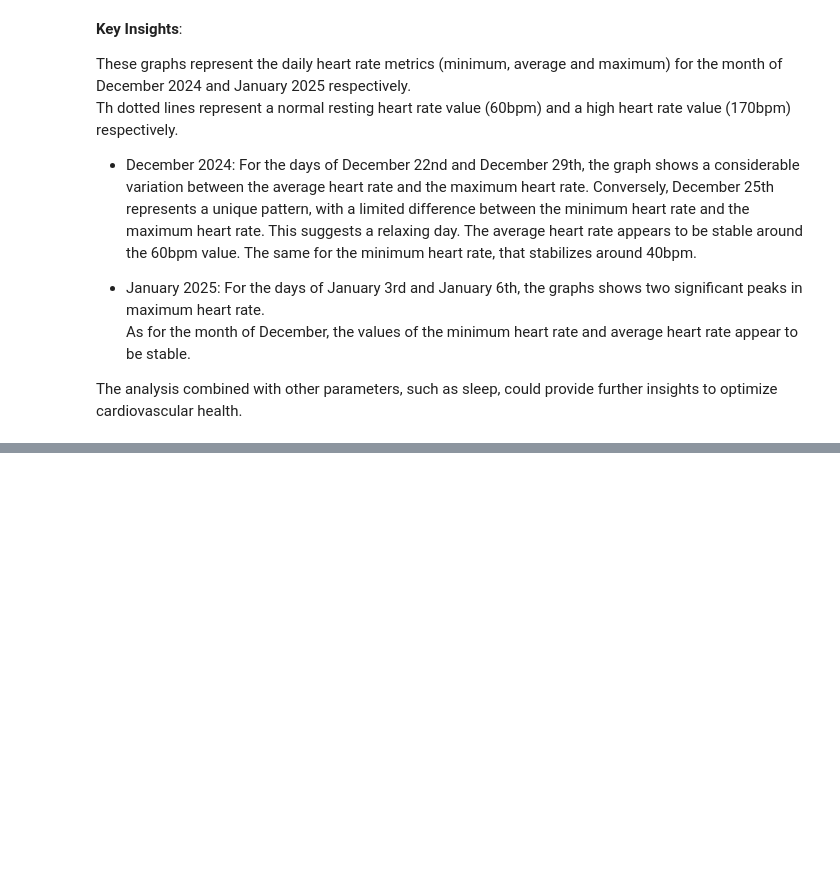
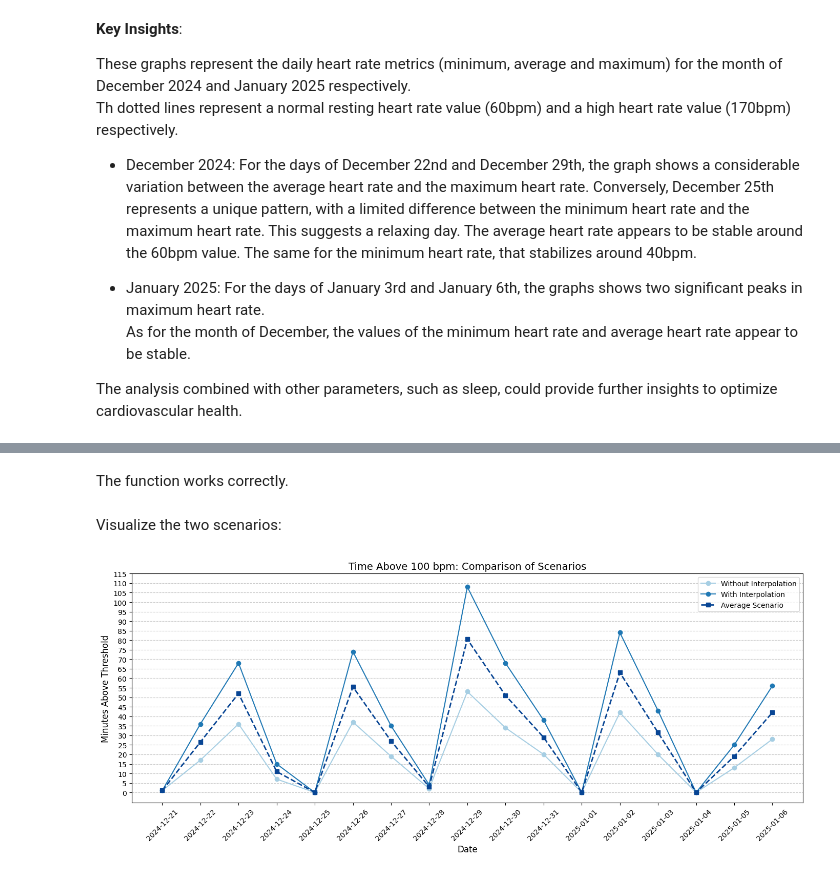
Before and after one commit to valecase4/GarminHealthInsights, a Jupyter notebook: main.ipynb, the cells around one changed output, grey strips where cells are left out. Saved outputs shown, nothing was run; the diff lists cells and outputs as text; code cells hidden in the pictures; blank space fills up the shorter version.

Commit message:
Calculated the total time spent (on a daily basis) in minutes above a threshold entered as an input.

```diff
--- a/main.ipynb
+++ b/main.ipynb
@@ -234,0 +272,27 @@ The analysis combined with other parameters, such as sleep, could provide furthe
+# %%
+# without interpolation: 1st scenario
+def calculate_time_in_hr_band(df, threshold):
+    """
+    Calculate the total time (in minutes) spent above a certain heart rate threshold on a daily basis.
+
+    Args:
+        df (pd.DataFrame): DataFrame with 'timestamp', 'heart_rate', and 'date' columns.
+        threshold (int): Heart rate threshold in bpm.
+
+    Returns:
+        pd.DataFrame: DataFrame with daily total minutes above the threshold.
+    """
+    df['timestamp'] = pd.to_datetime(df['timestamp'], format="%H:%M")
+
+    df_above_threshold = df[df['heart_rate'] > threshold]
+
+    time_above_threshold = (
+        df_above_threshold.groupby('date').size()
+    ).reset_index(name='minutes_above_threshold')
+
+    all_dates = pd.DataFrame({'date': df['date'].unique()})
+    time_above_threshold = pd.merge(all_dates, time_above_threshold, on='date', how='left')
+
+    time_above_threshold['minutes_above_threshold'] = time_above_threshold['minutes_above_threshold'].fillna(0).astype(int)
+
+    return time_above_threshold
@@ -234,0 +340,3 @@ The analysis combined with other parameters, such as sleep, could provide furthe
+# %%
+df_scenario_1 = calculate_time_in_hr_band(heart_rates_df, 100)
+df_scenario_1
@@ -234,0 +362,3 @@ The analysis combined with other parameters, such as sleep, could provide furthe
+# %%
+df_scenario_2 = calculate_time_in_hr_band_with_interpolation(heart_rates_df, 100)
+df_scenario_2
@@ -234,0 +432,4 @@ The analysis combined with other parameters, such as sleep, could provide furthe
+# %% [markdown]
+The function works correctly.
+# %% [markdown]
+Visualize the two scenarios:
@@ -234,0 +492,4 @@ The analysis combined with other parameters, such as sleep, could provide furthe
+# %%
+plot_hr_threshold_comparison(heart_rates_df, threshold=100)
+# %% [output]
+[figure, added]
```
Also changed, not shown: parts of 9 cells of this notebook.
